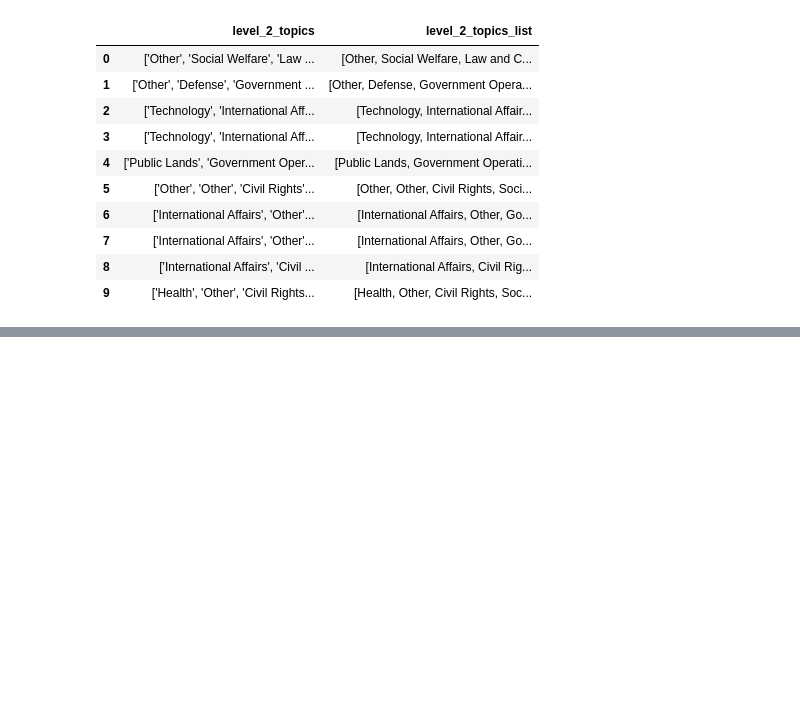
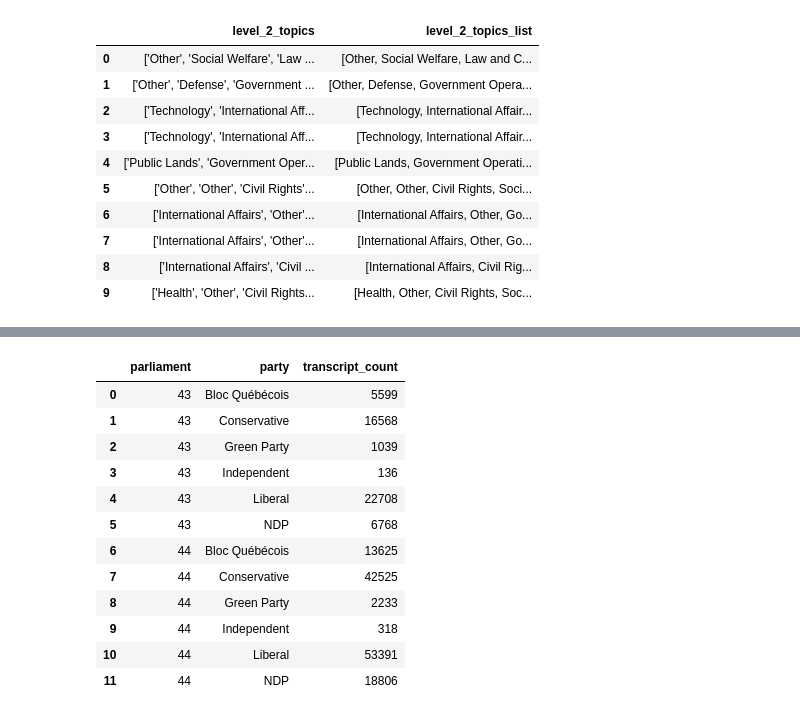
Before and after one commit to sadeghianmr/ParliamentLens, a Jupyter notebook: notebooks/02_overview_features.ipynb, the cells around one changed output, grey strips where cells are left out. Cells and saved outputs as stored; diff of their text form; code cells hidden in the pictures; blank space fills up the shorter version.

```diff
--- a/notebooks/02_overview_features.ipynb
+++ b/notebooks/02_overview_features.ipynb
@@ -422,0 +643,27 @@ transcripts_text_clean[["level_2_topics", "level_2_topics_list"]].head(10)
+# %%
+transcripts_by_party_and_parliament_line = (
+    transcripts_text_clean.groupby(["parliament", "party"], dropna=False)
+    .size()
+    .reset_index(name="transcript_count")
+    .sort_values(["parliament", "party"])
+)
+
+transcripts_by_party_and_parliament_line["parliament"] = (
+    transcripts_by_party_and_parliament_line["parliament"].astype("Int64").astype(str)
+)
+
+transcripts_by_party_and_parliament_line.head(20)
+# %% [output]
+|  | parliament | party | transcript_count |
+| 0 | 43 | Bloc Québécois | 5599 |
+| 1 | 43 | Conservative | 16568 |
+| 2 | 43 | Green Party | 1039 |
+| 3 | 43 | Independent | 136 |
+| 4 | 43 | Liberal | 22708 |
+| 5 | 43 | NDP | 6768 |
+| 6 | 44 | Bloc Québécois | 13625 |
+| 7 | 44 | Conservative | 42525 |
+| 8 | 44 | Green Party | 2233 |
+| 9 | 44 | Independent | 318 |
+| 10 | 44 | Liberal | 53391 |
+| 11 | 44 | NDP | 18806 |
```
Also changed, not shown: parts of 24 cells of this notebook.
